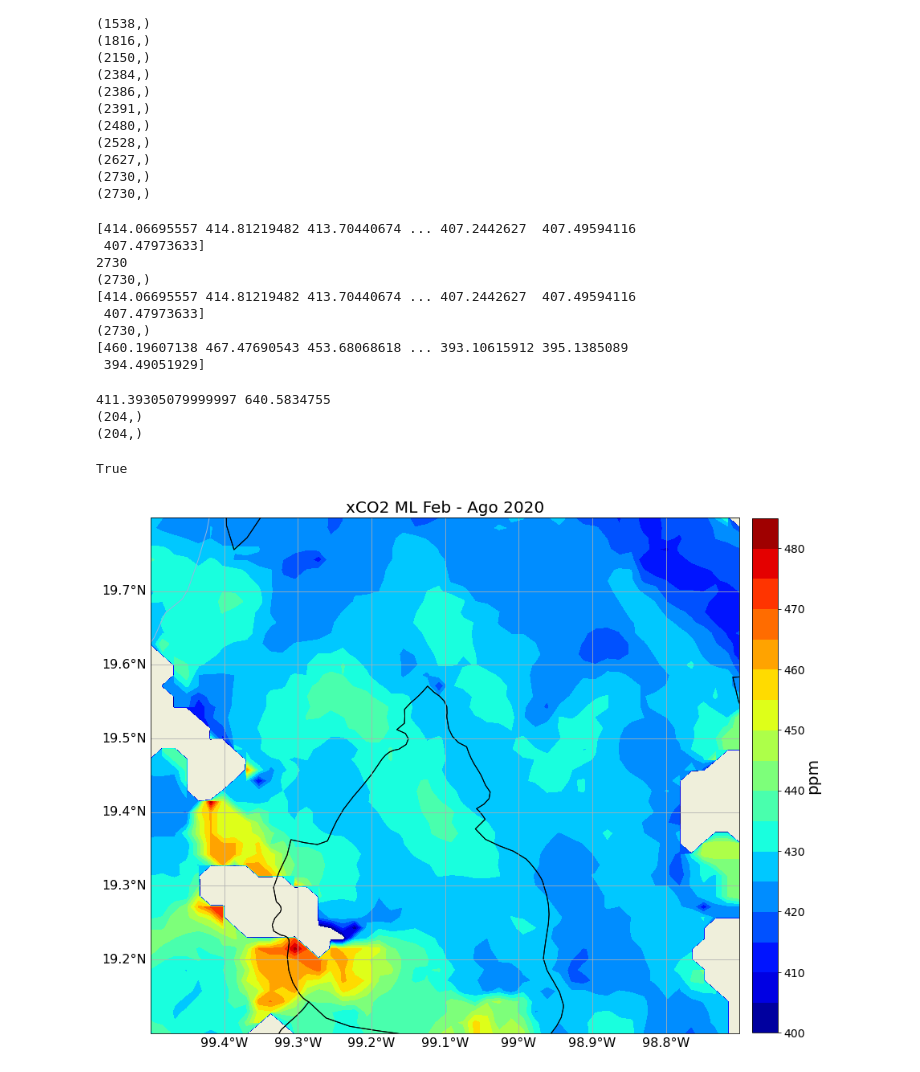
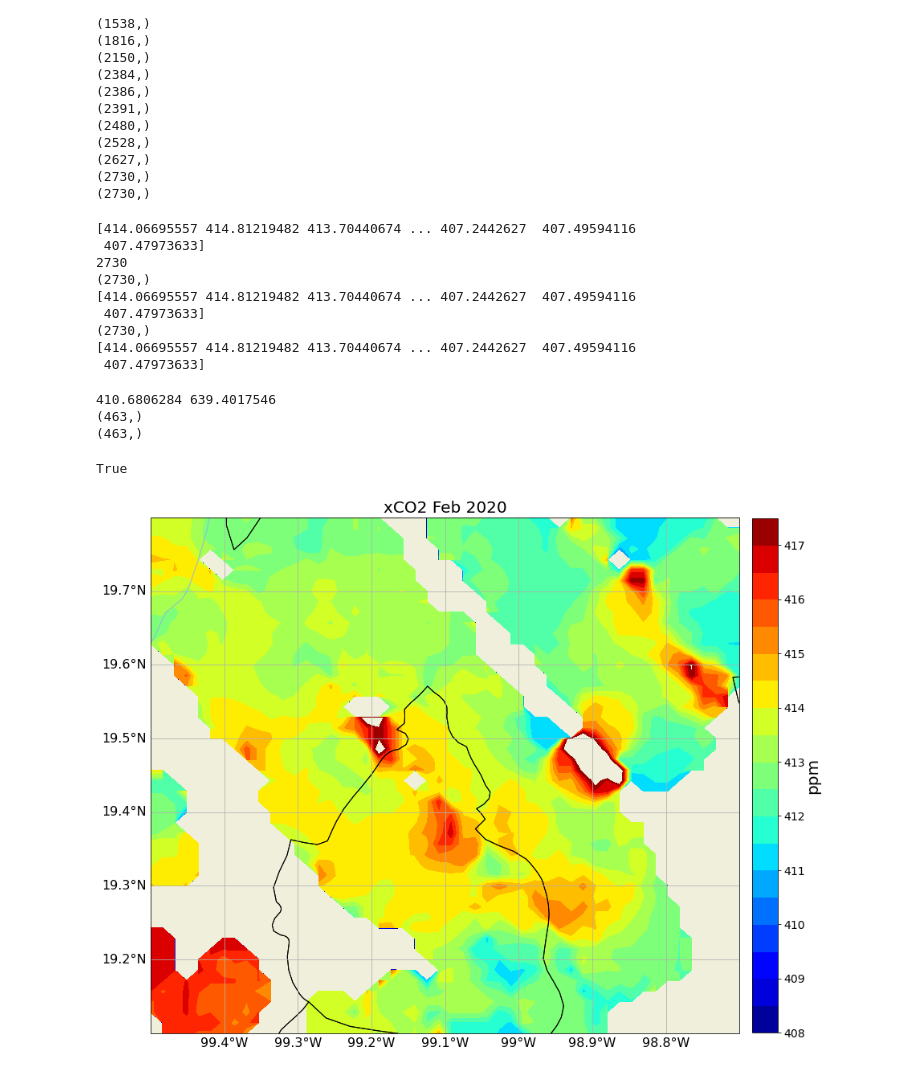
Before and after one commit to mixtli-c/cca-jupyter, a Jupyter notebook: avg_matrix_map.ipynb, the cells around one changed output. Cells and saved outputs as stored; diff of their text form; code cells hidden in the pictures.

```diff
--- a/avg_matrix_map.ipynb
+++ b/avg_matrix_map.ipynb
@@ -156,7 +156,7 @@ dsetpath = 'F:\\gitCCA\\cca-jupyter\\data\\sam_zmvm_altzbgrd.npz'
 #xco2altz = 412.4
 #psurfaltz = 633.72
 
-corrtype = 0        # 0 para xCO2 ML, 1 para deltaxCO2, 2 para no correcion
+corrtype = 2        # 0 para xCO2 ML, 1 para deltaxCO2, 2 para no correcion
 # %%
 to=datetime.datetime.utcfromtimestamp(0.0)
 
@@ -198,13 +198,13 @@ datos = datacorrection_ml(dset,data,corrtype)
 [414.06695557 414.81219482 413.70440674 ... 407.2442627  407.49594116
  407.47973633]
 (2730,)
-[460.19607138 467.47690543 453.68068618 ... 393.10615912 395.1385089
- 394.49051929]
+[414.06695557 414.81219482 413.70440674 ... 407.2442627  407.49594116
+ 407.47973633]
 # %%
-tmintest=(datetime.datetime(2020,4,28,0,0,0)-to).total_seconds()
-tmaxtest=(datetime.datetime(2020,4,29,0,0,0)-to).total_seconds()
+tmintest=(datetime.datetime(2020,4,10,0,0,0)-to).total_seconds()
+tmaxtest=(datetime.datetime(2020,4,12,0,0,0)-to).total_seconds()
 masktest = (tmintest <= data['tepoch']) & (tmaxtest >= data['tepoch'])
-datarowminus1 = 16
+datarowminus1 = 14
 print(dset['xCO2altz'][datarowminus1],dset['psurfaltz'][datarowminus1])
 datatest = copy.copy(data[masktest])
 datatest[name] = (datatest[name]*datatest[psurf] - dset['xCO2altz'][datarowminus1]*dset['psurfaltz'][datarowminus1])/(datatest[psurf]-dset['psurfaltz'][datarowminus1])
@@ -212,13 +212,13 @@ print(datatest[name].shape)
 print(datos[name][masktest].shape)
 np.array_equal(datatest[name],datos[name][masktest])
 # %% [output]
-411.39305079999997 640.5834755
-(204,)
-(204,)
+410.6806284 639.4017546
+(463,)
+(463,)
 True
 # %%
-tmin=(datetime.datetime(2020,1,4,0,0,0)-to).total_seconds()
-tmax=(datetime.datetime(2020,9,7,0,0,0)-to).total_seconds()
+tmin=(datetime.datetime(2020,5,1,0,0,0)-to).total_seconds()
+tmax=(datetime.datetime(2020,5,31,0,0,0)-to).total_seconds()
 matrix=matrixforinterval(tmin,tmax,datos)
 #np.save('matrixDelta0605',matrix)
 # %%
@@ -229,36 +229,36 @@ ticksize = 14
 mxmap = plt.axes(projection=ccrs.PlateCarree())
 
 mxmap.add_feature(cfeature.LAND)
 mxmap.add_feature(cfeature.OCEAN)
 mxmap.add_feature(cfeature.COASTLINE)
 mxmap.add_feature(cfeature.BORDERS, linestyle=':')
 mxmap.add_feature(cfeature.LAKES, alpha=0.5)
 mxmap.add_feature(cfeature.RIVERS)
 mxmap.add_feature(cfeature.STATES.with_scale('10m'))
 mxmap.set_extent((lonmin,lonmax,latmin,latmax))
 #mxmap.xaxis.set_visible(True)
 #mxmap.yaxis.set_visible(True)
 
 glines = mxmap.gridlines(draw_labels=True, dms=True, x_inline=False, y_inline=False)
 glines.xformatter = LongitudeFormatter()
 glines.yformatter = LatitudeFormatter()
 glines.top_labels = None
 glines.right_labels = None
 glines.xlabel_style = {'size': 16}
 glines.ylabel_style = {'size': 16}
 
-lvls = np.arange(400,490,5)
+lvls = np.arange(408,418,0.5)
 plt.contourf(lons, lats, matrix, levels = lvls,cmap=plt.get_cmap("jet"),
              transform=ccrs.PlateCarree())
-plt.title("xCO2 ML Feb - Ago 2020",size=fontsize)
+plt.title("xCO2 Feb 2020",size=fontsize)
 plt.xlabel("Longitude",size=fontsize)
 plt.ylabel("Latitude",size=fontsize)
 cbar= plt.colorbar(fraction=0.041, pad=.02)
 cbar.set_label("ppm", size=fontsize, labelpad=0.8)
 cbar.ax.tick_params(labelsize=ticksize)
-plt.savefig('f:\\gitCCA\\cca-jupyter\\figures\\xco2_ml_feb-ago.png')
+#plt.savefig('f:\\gitCCA\\cca-jupyter\\figures\\xco2_ml_feb-ago.png')
 plt.show()
 # %% [output]
-[figure, old version]
+[figure, new version]
 # %%
 fh5.close()
```
Also changed, not shown: parts of 1 cell of this notebook, 33 other files.
